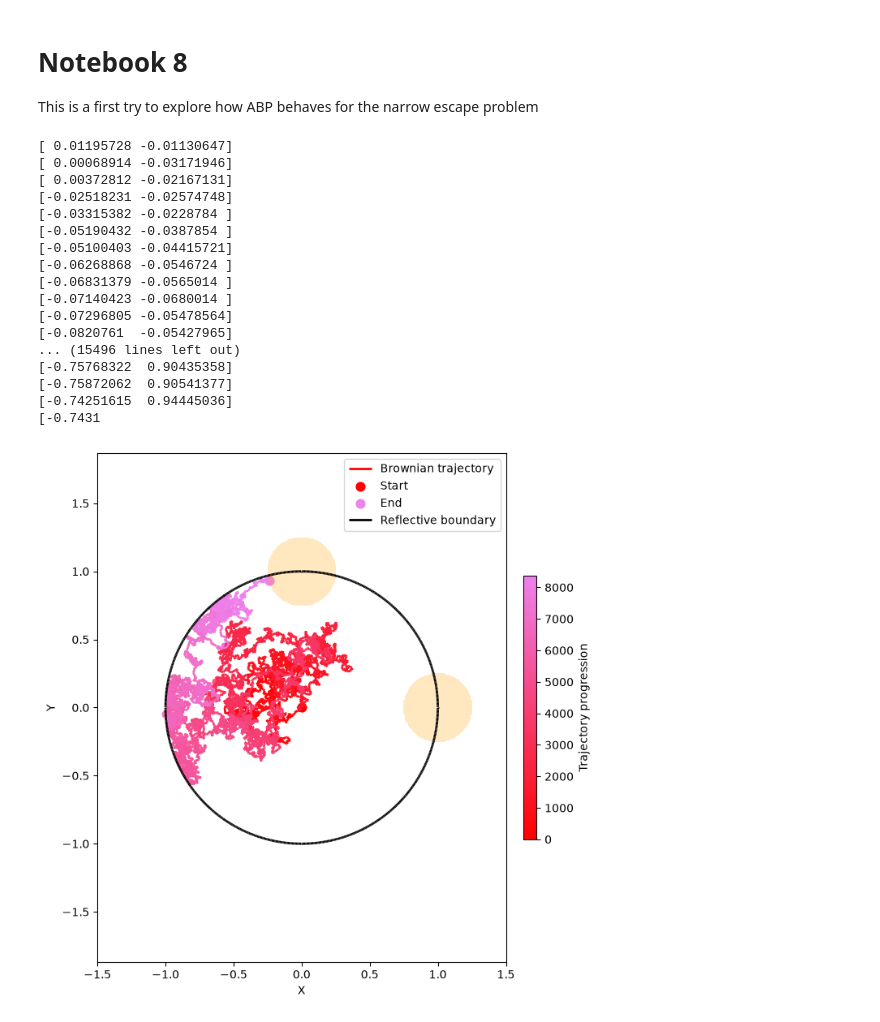
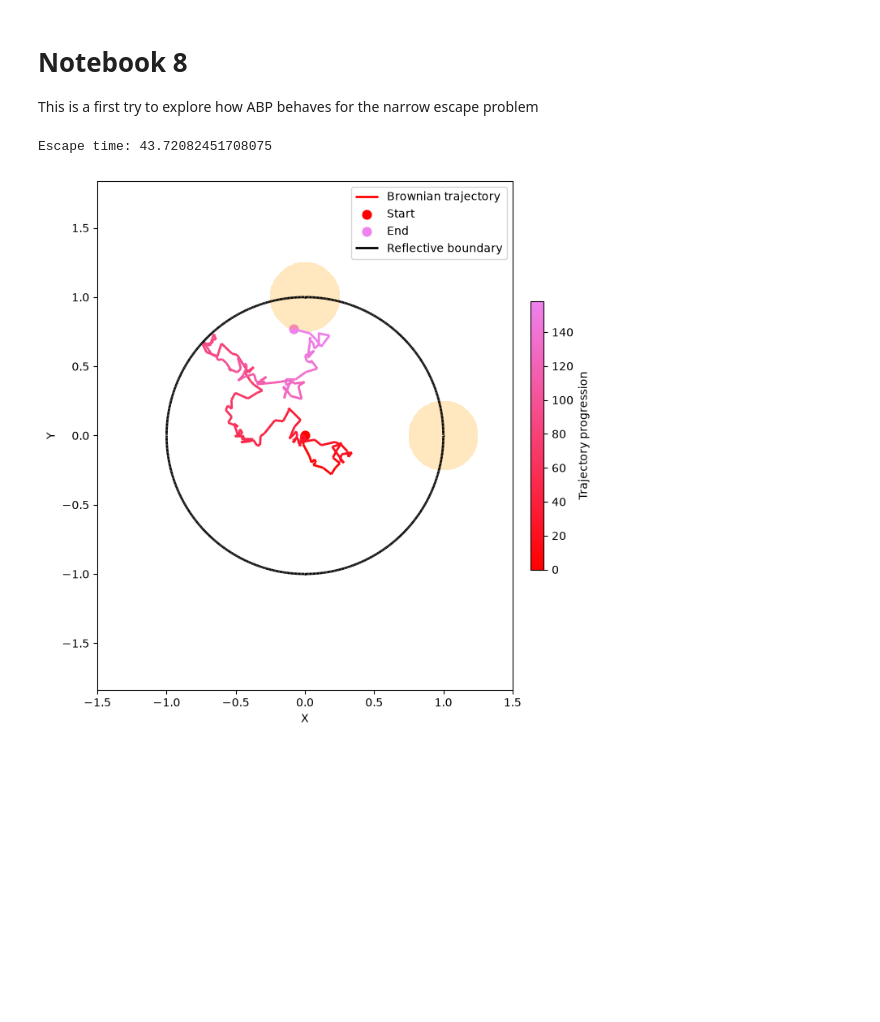
Before and after one commit to JuanCarlosPrieto/STAGE, a Jupyter notebook: notebooks/07_abp_narrow_escape_problem.ipynb, the cells around one changed output. Drawn from its saved outputs; the diff is of its cells as text; code cells hidden in the pictures; blank space fills up the shorter version.

```diff
--- a/notebooks/07_abp_narrow_escape_problem.ipynb
+++ b/notebooks/07_abp_narrow_escape_problem.ipynb
@@ -14,51 +14,35 @@ from tqdm.notebook import tqdm
 from joblib import Parallel, delayed
 # %%
 NUM_STEPS = 10000
-DELTA_T = 0.0001
+DELTA_T = 0.001
 DIMENSION = 2
 SEED = 42  # Set a seed for reproducibility
 # %%
 
 # Surface defined by the equation x^2 + y^2 = 1 (unit circle)
 surface = Surface(name='circle', functions=[lambda x: x[0]**2 + x[1]**2 - 1])
 
 point1 = np.array([1, 0])
 escape1 = Escape([lambda x: np.sum(np.abs(x - point1) ** 2) <= (0.5 / 2) ** 2]) # Escape region
 
 point2 = np.array([0, 1])
 escape2 = Escape([lambda x: np.sum(np.abs(x - point2) ** 2) <= (0.5 / 2) ** 2])
 
 def cv(x):
     if escape1.conditions[0](x) or escape2.conditions[0](x):
         return 1
     return -1
 
 td = TransitionDetector(np.array([]), cv=cv, threshold=0)
 
-abp = ABPMetaDynamics(num_steps=10, td=td, delta_t=DELTA_T, dimension=DIMENSION)
+abp = ABPMetaDynamics(num_steps=5, td=td, delta_t=DELTA_T, dimension=DIMENSION, W=1, D=1, sigma=0.2)
 
 narrow_escape = ABPEquivalentNarrowEscape(abp, surface, [escape1, escape2])
 
 escape_point, escape_time = narrow_escape.run_simulation()
 print(f'Escape time: {escape_time}')
 narrow_escape.plot_narrow_escape_problem()
 # %% [output]
-[ 0.01195728 -0.01130647]
-[ 0.00068914 -0.03171946]
-[ 0.00372812 -0.02167131]
-[-0.02518231 -0.02574748]
-[-0.03315382 -0.0228784 ]
-[-0.05190432 -0.0387854 ]
-[-0.05100403 -0.04415721]
-[-0.06268868 -0.0546724 ]
-[-0.06831379 -0.0565014 ]
-[-0.07140423 -0.0680014 ]
-[-0.07296805 -0.05478564]
-[-0.0820761  -0.05427965]
-... (15496 lines left out)
-[-0.75768322  0.90435358]
-[-0.75872062  0.90541377]
-[-0.74251615  0.94445036]
-[-0.7431
+Escape time: 43.72082451708075
-[figure, old version]
+[figure, new version]
 # %%
```
Also changed, not shown: parts of 6 cells of this notebook, 5 other files.
